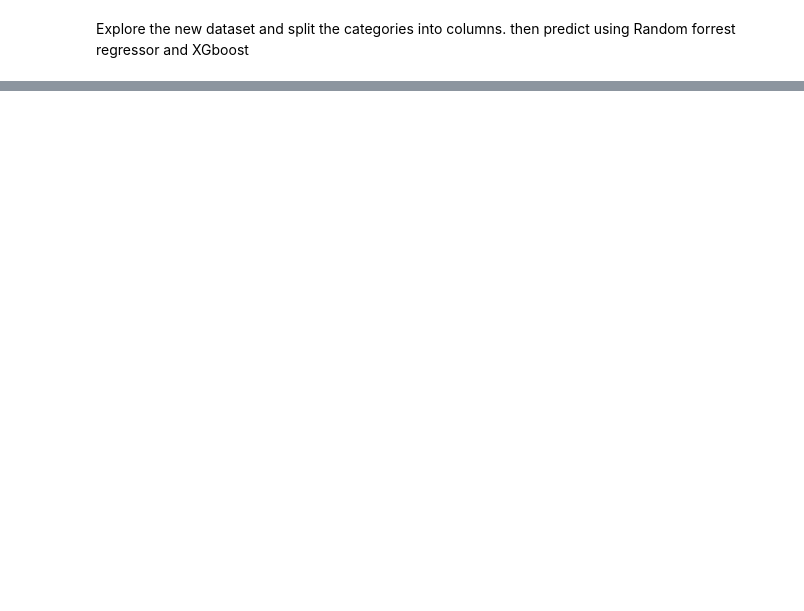
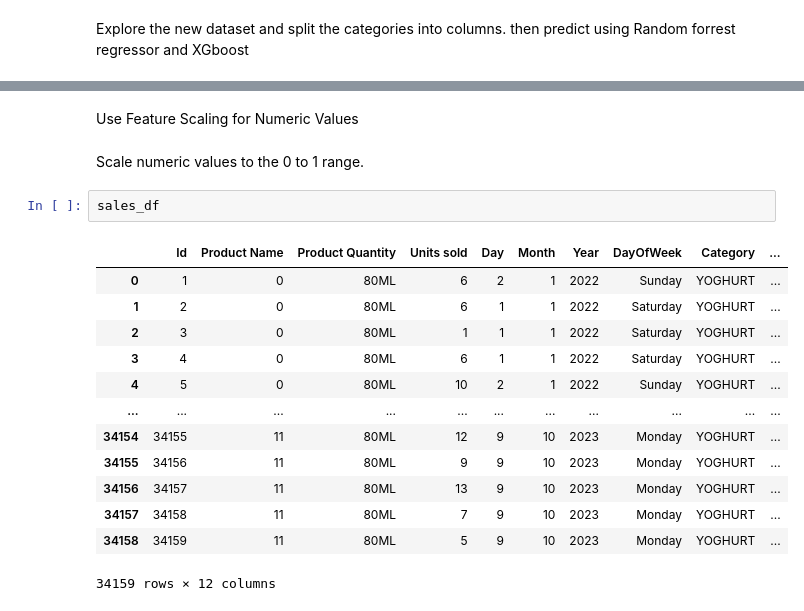
Before and after one commit to hammaadrizwan/marketwiz, a Jupyter notebook: Sales Prediction using XG boost.ipynb, the cells around one changed output, grey strips where cells are left out. Saved outputs shown, nothing was run; the diff lists cells and outputs as text; blank space fills up the shorter version.

```diff
--- a/Sales Prediction using XG boost.ipynb
+++ b/Sales Prediction using XG boost.ipynb
@@ -472,0 +528,20 @@ sales_df
+# %% [markdown]
+Use Feature Scaling for Numeric Values
+# %% [markdown]
+Scale numeric values to the 0 to 1 range.
+# %%
+sales_df
+# %% [output]
+|  | Id | Product Name | Product Quantity | Units sold | Day | Month | Year | DayOfWeek | Category | ... |
+| 0 | 1 | 0 | 80ML | 6 | 2 | 1 | 2022 | Sunday | YOGHURT | ... |
+| 1 | 2 | 0 | 80ML | 6 | 1 | 1 | 2022 | Saturday | YOGHURT | ... |
+| 2 | 3 | 0 | 80ML | 1 | 1 | 1 | 2022 | Saturday | YOGHURT | ... |
+| 3 | 4 | 0 | 80ML | 6 | 1 | 1 | 2022 | Saturday | YOGHURT | ... |
+| 4 | 5 | 0 | 80ML | 10 | 2 | 1 | 2022 | Sunday | YOGHURT | ... |
+| ... | ... | ... | ... | ... | ... | ... | ... | ... | ... | ... |
+| 34154 | 34155 | 11 | 80ML | 12 | 9 | 10 | 2023 | Monday | YOGHURT | ... |
+| 34155 | 34156 | 11 | 80ML | 9 | 9 | 10 | 2023 | Monday | YOGHURT | ... |
+| 34156 | 34157 | 11 | 80ML | 13 | 9 | 10 | 2023 | Monday | YOGHURT | ... |
+| 34157 | 34158 | 11 | 80ML | 7 | 9 | 10 | 2023 | Monday | YOGHURT | ... |
+| 34158 | 34159 | 11 | 80ML | 5 | 9 | 10 | 2023 | Monday | YOGHURT | ... |
+34159 rows × 12 columns
```
Also changed, not shown: parts of 28 cells of this notebook, 1 other file.
